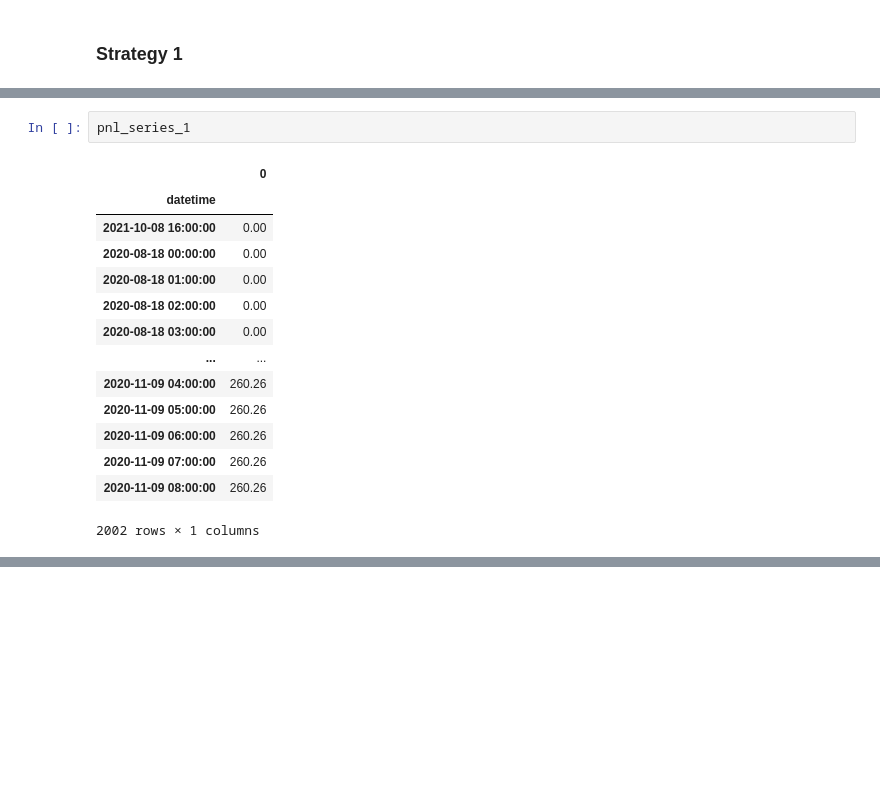
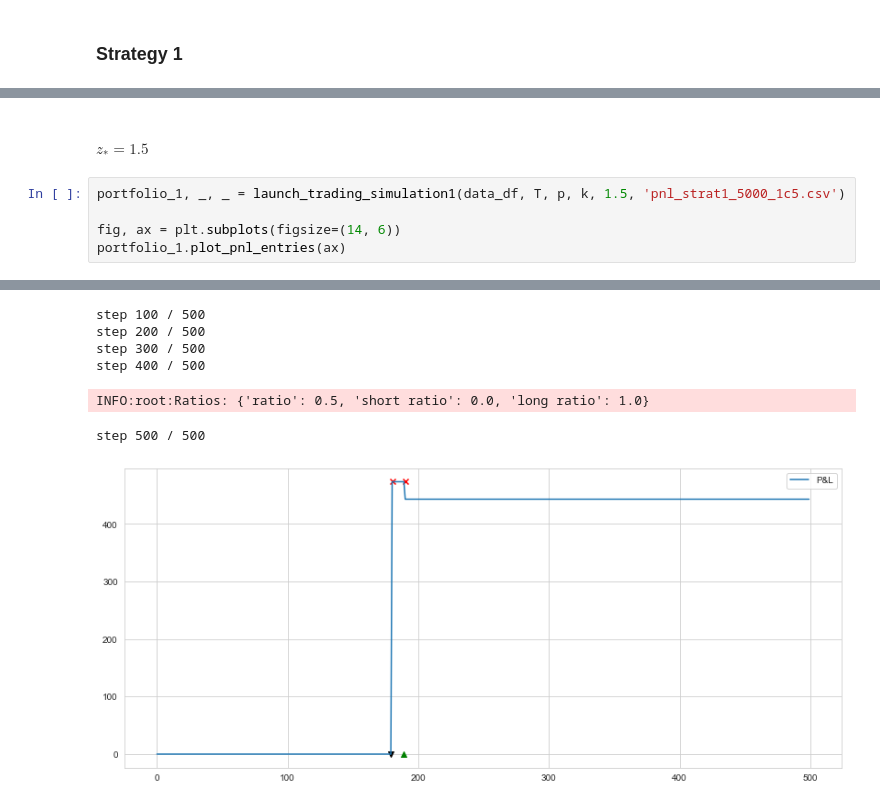
Before and after one commit to Tristan-C-13/modelling-non-stationary-time-series, a Jupyter notebook: meeting.ipynb, the cells around one changed output, grey strips where cells are left out. Drawn from its saved outputs; the diff is of its cells as text; blank space fills up the shorter version.

```diff
--- a/meeting.ipynb
+++ b/meeting.ipynb
@@ -135,17 +148,8 @@ ax.plot(pnl_series_1.to_numpy());
-# %%
-pnl_series_1
-# %% [output]
-|  | 0 |
-| datetime |  |
-| 2021-10-08 16:00:00 | 0.00 |
-| 2020-08-18 00:00:00 | 0.00 |
-| 2020-08-18 01:00:00 | 0.00 |
-| 2020-08-18 02:00:00 | 0.00 |
-| 2020-08-18 03:00:00 | 0.00 |
-| ... | ... |
-| 2020-11-09 04:00:00 | 260.26 |
-| 2020-11-09 05:00:00 | 260.26 |
-| 2020-11-09 06:00:00 | 260.26 |
-| 2020-11-09 07:00:00 | 260.26 |
-| 2020-11-09 08:00:00 | 260.26 |
-2002 rows × 1 columns
+# %% [markdown]
+#### $z_* = 1.5$
+# %%
+portfolio_1, _, _ = launch_trading_simulation1(data_df, T, p, k, 1.5, 'pnl_strat1_5000_1c5.csv')
+
+fig, ax = plt.subplots(figsize=(14, 6))
+portfolio_1.plot_pnl_entries(ax)
+# %% [output]
@@ -151,0 +157,7 @@ pnl_series_1
+step 100 / 500
+step 200 / 500
+step 300 / 500
+step 400 / 500
+INFO:root:Ratios: {'ratio': 0.5, 'short ratio': 0.0, 'long ratio': 1.0}
+step 500 / 500
+[figure, added]
```
Also changed, not shown: parts of 20 cells of this notebook, 3 other files.
